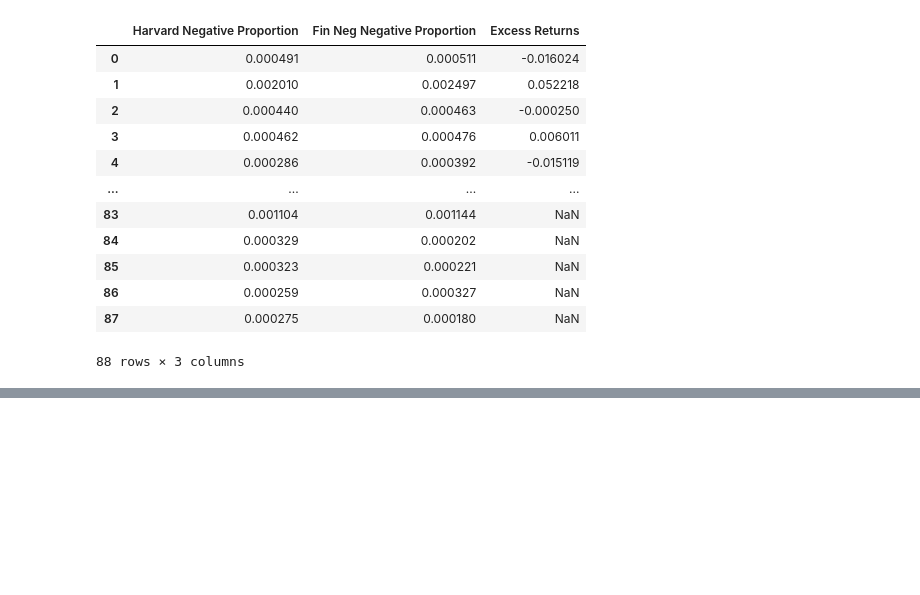
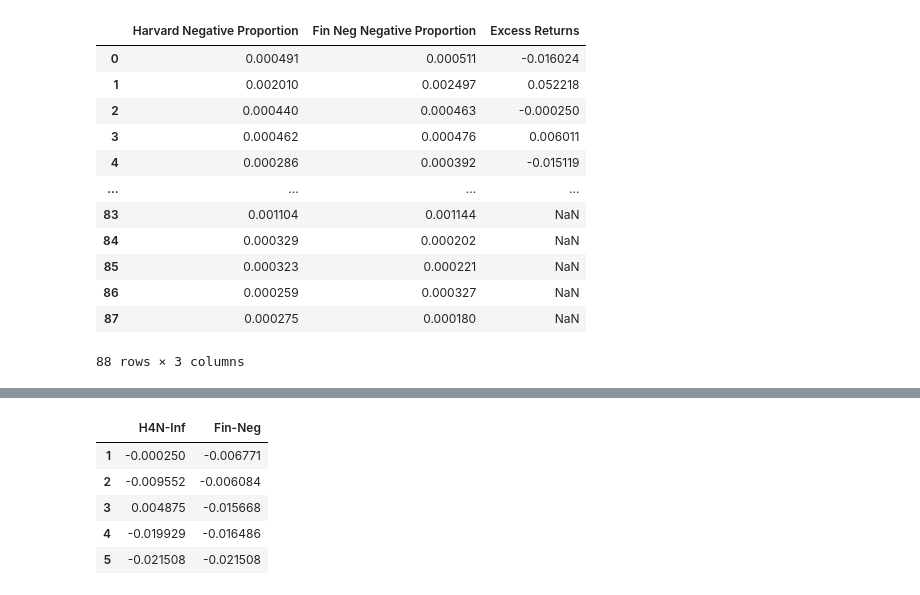
Before and after one commit to RayBop/NLP_HW1, a Jupyter notebook: Replication.ipynb, the cells around one changed output, grey strips where cells are left out. Drawn from its saved outputs; the diff is of its cells as text; code cells hidden in the pictures; blank space fills up the shorter version.

```diff
--- a/Replication.ipynb
+++ b/Replication.ipynb
@@ -282,3 +282,12 @@ pplot_df(final_results, yaxes_labels=['Median Filing Period Excess Return'],
          x_label='Quintile (based on proportion of negative words)')
 # %% [output]
 [interactive output not drawn]
+# %%
+final_results
+# %% [output]
+|  | H4N-Inf | Fin-Neg |
+| 1 | -0.000250 | -0.006771 |
+| 2 | -0.009552 | -0.006084 |
+| 3 | 0.004875 | -0.015668 |
+| 4 | -0.019929 | -0.016486 |
+| 5 | -0.021508 | -0.021508 |
```
